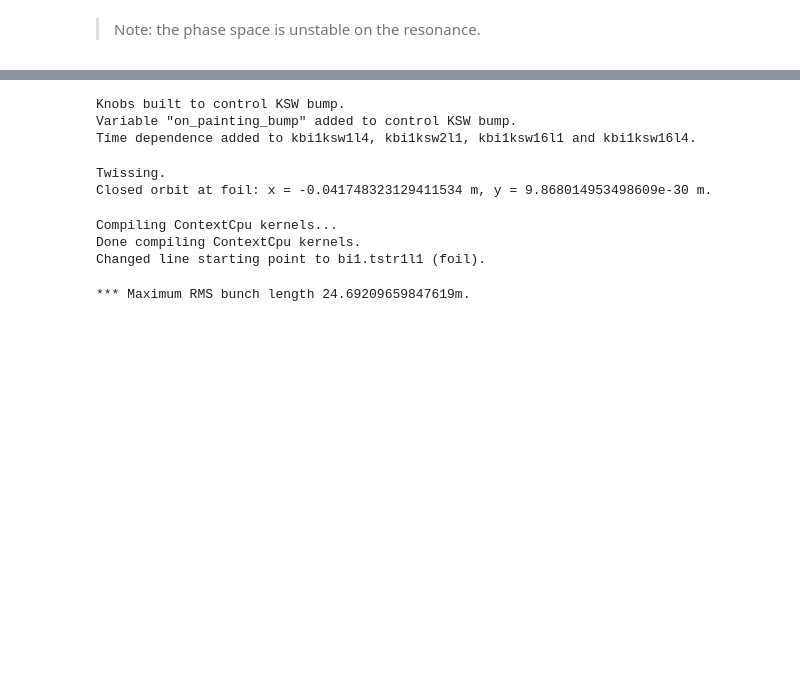
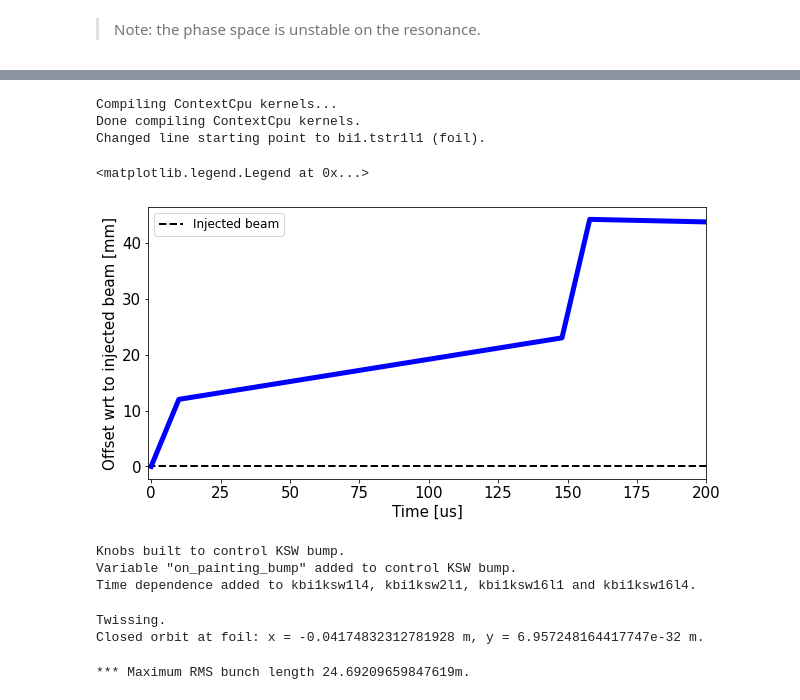
Before and after one commit to tprebiba/accelerators-teaching, a Jupyter notebook: 02_EURO-LABS-2024_Advanced_School_Operation_Accelerators/01_PSB_Xsuite_tracking.ipynb, the cells around one changed output, grey strips where cells are left out. Drawn from its saved outputs; the diff is of its cells as text; code cells hidden in the pictures; blank space fills up the shorter version.

```diff
--- a/02_EURO-LABS-2024_Advanced_School_Operation_Accelerators/01_PSB_Xsuite_tracking.ipynb
+++ b/02_EURO-LABS-2024_Advanced_School_Operation_Accelerators/01_PSB_Xsuite_tracking.ipynb
@@ -640,4 +647,38 @@ line.element_refs['br.c02'].voltage = 0.008*1e6 # for the tracking later
 Compiling ContextCpu kernels...
 Done compiling ContextCpu kernels.
 Matching: model call n. 8
+# %%
+# The PSB lattice in the MAD-X sequence starts at the beggining of the first sector (out of the 16 sectors).
+# The injection foil is in the middle of the straight section of the first sector.
+# To be precise we shift the start of our lattice to the foil (bi1.tstr1l1).
+line.discard_tracker() # We need to discard the tracker to edit the line
+line.cycle(name_first_element = 'bi1.tstr1l1', inplace=True)
+line.build_tracker()
+print('Changed line starting point to bi1.tstr1l1 (foil).')
+# %% [output]
+Compiling ContextCpu kernels...
+Done compiling ContextCpu kernels.
+Changed line starting point to bi1.tstr1l1 (foil).
+# %%
+# Here we will generate the shift in the closed orbit or the painting functions
+# The function that is defined here is an ISOLDE-like painting
+# We can change these functions however we like
+p = {}
+p['KSW_time_sec'] =         np.array([ 0.0e-6,  10e-6,  148e-6,    158e-6,  1000e-6]) # time in seconds, 1e-6 s is approximately 1 turn in the PSB
+p['KSW_bump_amplitude_m'] = np.array([-35e-3,  -23e-3,  -12e-3,    9.2e-3,      0.0]) # the amplitude of the bump in meters
+
+f,ax = plt.subplots(1,1,figsize=(10,5))
+fontsize=15
+ax.set_xlabel('Time [us]', fontsize=fontsize)
+ax.set_ylabel('Offset wrt to injected beam [mm]', fontsize=fontsize)
+ax.tick_params(labelsize=fontsize)
+
+ax.axhline(0, color='black', ls='--', lw=2.0, label='Injected beam')
+ax.plot(p['KSW_time_sec']*1e6, (p['KSW_bump_amplitude_m']-p['KSW_bump_amplitude_m'][0])*1e3, '-', lw=5, color='blue')
+
+ax.set_xlim(-1, 200)
+ax.legend(loc=0, fontsize=fontsize-3)
+# %% [output]
+<matplotlib.legend.Legend at 0x...>
+[figure, added]
 # %%
@@ -691,17 +729,7 @@ co_y_at_foil = tw['y', 'bi1.tstr1l1_entry']
 print('Closed orbit at foil: x = %s m, y = %s m.'%(co_x_at_foil, co_y_at_foil))
 # %% [output]
 Twissing.
-Closed orbit at foil: x = -0.041748323129411534 m, y = 9.868014953498609e-30 m.
+Closed orbit at foil: x = -0.04174832312781928 m, y = 6.957248164417747e-32 m.
-# %%
-# Multi-turn injection is performed at the foil; mismatched otherwise
-line.discard_tracker() # We need to discard the tracker to edit the line
-line.cycle(name_first_element = 'bi1.tstr1l1', inplace=True)
-line.build_tracker()
-print('Changed line starting point to bi1.tstr1l1 (foil).')
-# %% [output]
-Compiling ContextCpu kernels...
-Done compiling ContextCpu kernels.
-Changed line starting point to bi1.tstr1l1 (foil).
 # %%
 n_part = 50000
 particles2inject = xp.generate_matched_gaussian_bunch(n_part,
```
Also changed, not shown: parts of 19 cells of this notebook, 2 other files.
